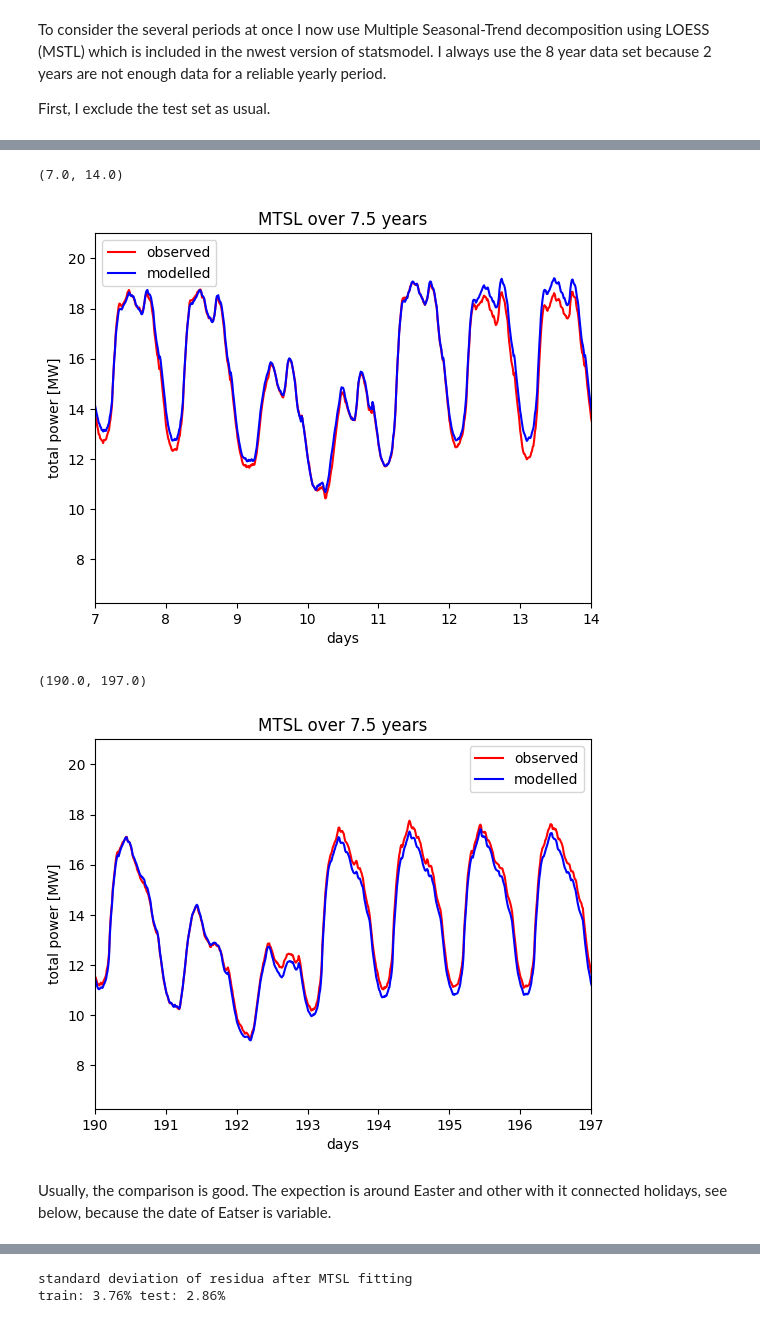
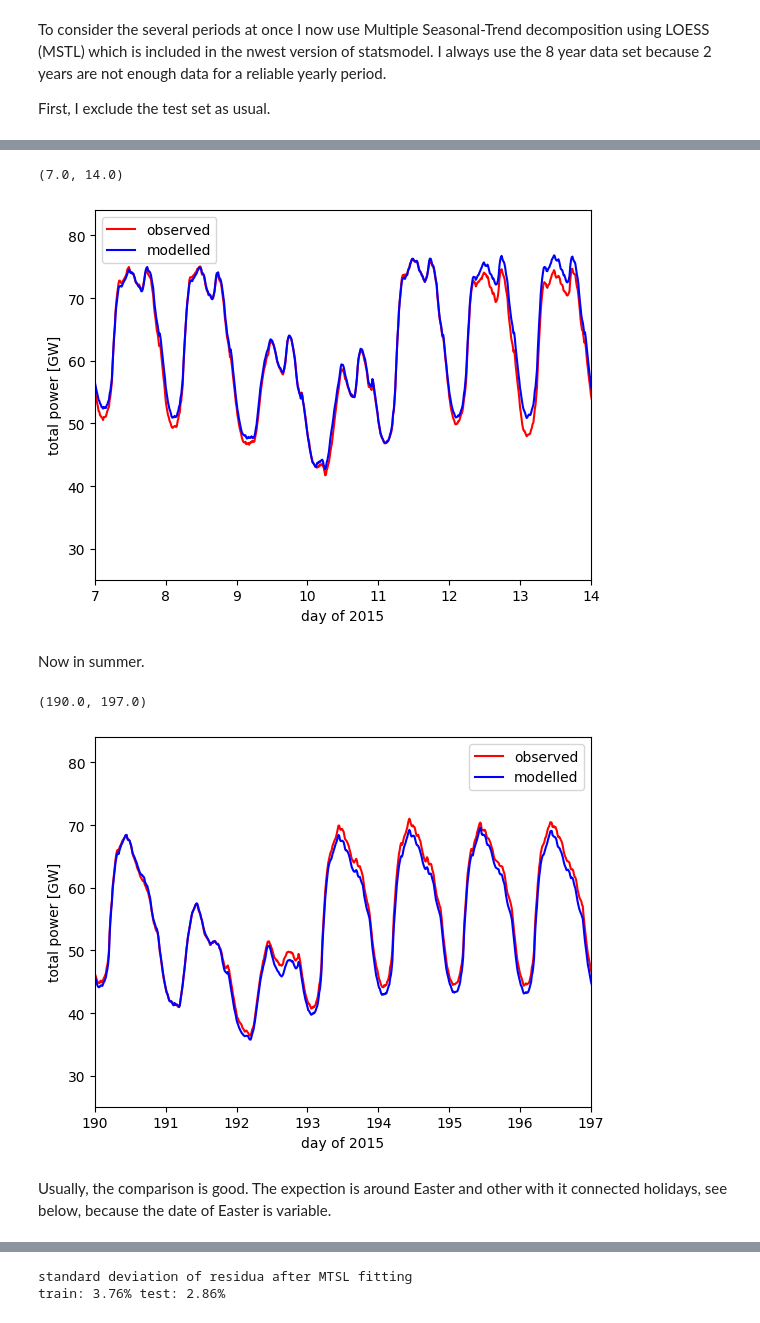
Before and after one commit to tkfritz/energy-timeseries, a Jupyter notebook: consumption_prediction.ipynb, the cells around one changed output, grey strips where cells are left out. Cells and saved outputs as stored; diff of their text form; code cells hidden in the pictures.

```diff
--- a/consumption_prediction.ipynb
+++ b/consumption_prediction.ipynb
@@ -482,7 +489,0 @@ modelms = MSTL(power_train, periods=(24*4, 24 * 7*4,int(365.25*24*4)), stl_kwarg
-# %%
-with open(path+'mstl_v1.pkl', 'rb') as f:
-    # unpickle
-    mstl1 = pickle.load(f)
-seasonal = mstl1.seasonal # contains 3 seasonal components
-trend = mstl1.trend
-residual = mstl1.resid
@@ -510,12 +524,11 @@ On the next plot the dayly and weekly variation can be seen.
 # %%
-ti2=np.arange(0,262750/24/4,1/24/4)
-plt.plot(ti2,power_train,'-',ms=1,color='black',label='observed')
-plt.plot(ti2,seasonal.iloc[:,0],'-',ms=1,color='blue',label='day signal')
-plt.plot(ti2,seasonal.iloc[:,1],'-',ms=1,color='red',label='week signal')
+ti2=np.arange(0,trend2.shape[0]/24/4,1/24/4)
+plt.plot(ti2,comb_real_power.total_power*4,'-',ms=1,color='black',label='data')
+plt.plot(ti2,seasonal2.iloc[:,0]*4,'-',ms=1,color='blue',label='day fit')
+plt.plot(ti2,seasonal2.iloc[:,1]*4,'-',ms=1,color='red',label='week fit')
 plt.legend(loc="best")
-plt.xlabel("days")
-plt.title("MTSL over 7.5 years")
-plt.ylabel("total power [MW]")
+plt.xlabel("day of 2015")
+plt.ylabel("total power [GW]")
 plt.xlim(7,14)
 # %% [output]
 (7.0, 14.0)
@@ -524,26 +539,26 @@ plt.xlim(7,14)
 Now I compare the total fit with the data.
 # %%
-plt.plot(ti2,power_train,'-',ms=1,color='red',label='observed')
-plt.plot(ti2,seasonal.iloc[:,0]+seasonal.iloc[:,1]+seasonal.iloc[:,2]+trend,'-',ms=1,color='blue',label='modelled')
+plt.plot(ti2,comb_real_power.total_power*4,'-',ms=1,color='red',label='observed')
+plt.plot(ti2,(seasonal2.iloc[:,0]+seasonal2.iloc[:,1]+seasonal2.iloc[:,2]+trend2)*4,'-',ms=1,color='blue',label='modelled')
 plt.legend(loc="best")
-plt.xlabel("days")
-plt.title("MTSL over 7.5 years")
-plt.ylabel("total power [MW]")
+plt.xlabel("day of 2015")
+plt.ylabel("total power [GW]")
 plt.xlim(7,14)
 # %% [output]
 (7.0, 14.0)
-[figure, old version]
+[figure, new version]
+# %% [markdown]
+Now in summer.
 # %%
-plt.plot(ti2,power_train,'-',ms=1,color='red',label='observed')
-plt.plot(ti2,seasonal.iloc[:,0]+seasonal.iloc[:,1]+seasonal.iloc[:,2]+trend,'-',ms=1,color='blue',label='modelled')
+plt.plot(ti2,comb_real_power.total_power*4,'-',ms=1,color='red',label='observed')
+plt.plot(ti2,(seasonal2.iloc[:,0]+seasonal2.iloc[:,1]+seasonal2.iloc[:,2]+trend2)*4,'-',ms=1,color='blue',label='modelled')
 plt.legend(loc="best")
-plt.xlabel("days")
-plt.title("MTSL over 7.5 years")
-plt.ylabel("total power [MW]")
+plt.xlabel("day of 2015")
+plt.ylabel("total power [GW]")
 plt.xlim(190,197)
 # %% [output]
 (190.0, 197.0)
-[figure, old version]
+[figure, new version]
 # %% [markdown]
-Usually, the comparison is good. The expection is around Easter and other with it connected holidays, see below, because the date of Eatser is variable.
+Usually, the comparison is good. The expection is around Easter and other with it connected holidays, see below, because the date of Easter is variable.
 # %%
```
Also changed, not shown: parts of 40 cells of this notebook.
